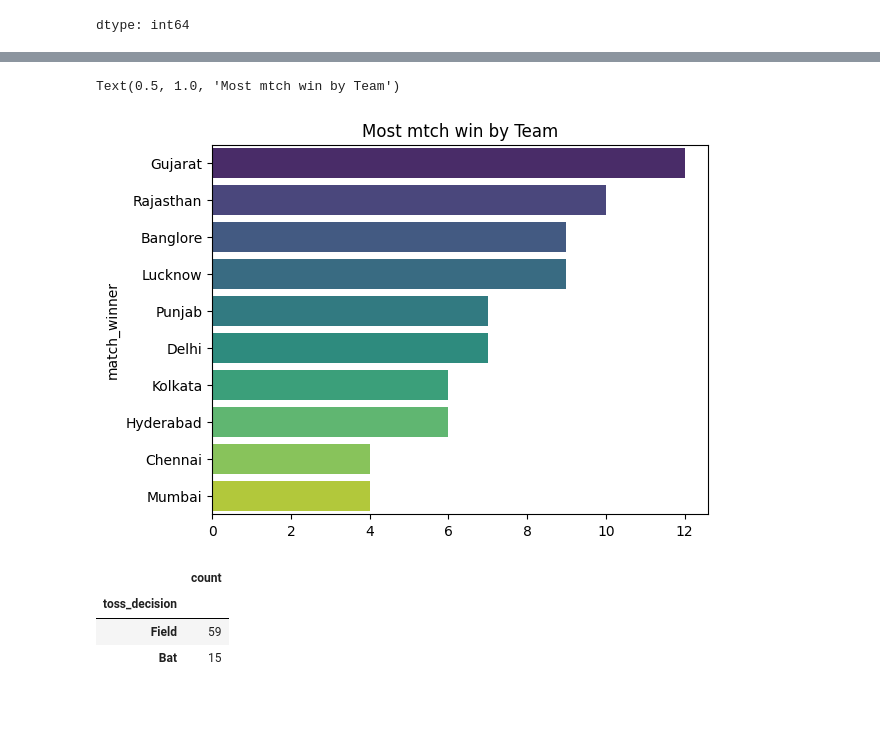
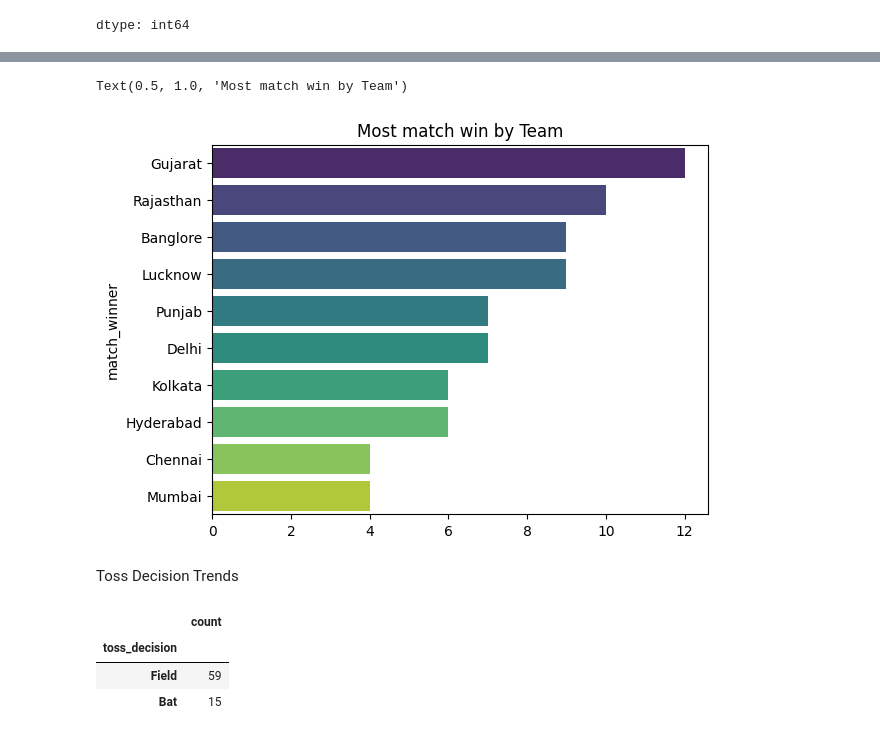
Before and after one commit to pranshulab/Data_science_journey, a Jupyter notebook: Projects/IPL_Capston_project.ipynb, the cells around one changed output, grey strips where cells are left out. Saved outputs shown, nothing was run; the diff lists cells and outputs as text; code cells hidden in the pictures; blank space fills up the shorter version.

```diff
--- a/Projects/IPL_Capston_project.ipynb
+++ b/Projects/IPL_Capston_project.ipynb
@@ -84,9 +116,11 @@ match_wins = df['match_winner'].value_counts()
 # %%
 sns.barplot( y = match_wins.index, x = match_wins.values, palette= 'viridis')
-plt.title("Most mtch win by Team")
+plt.title("Most match win by Team")
 # %% [output]
-Text(0.5, 1.0, 'Most mtch win by Team')
+Text(0.5, 1.0, 'Most match win by Team')
-[figure, old version]
+[figure, new version]
+# %% [markdown]
+Toss Decision Trends
 # %%
 df['toss_decision'].value_counts()
 # %% [output]
```
Also changed, not shown: parts of 20 cells of this notebook.
